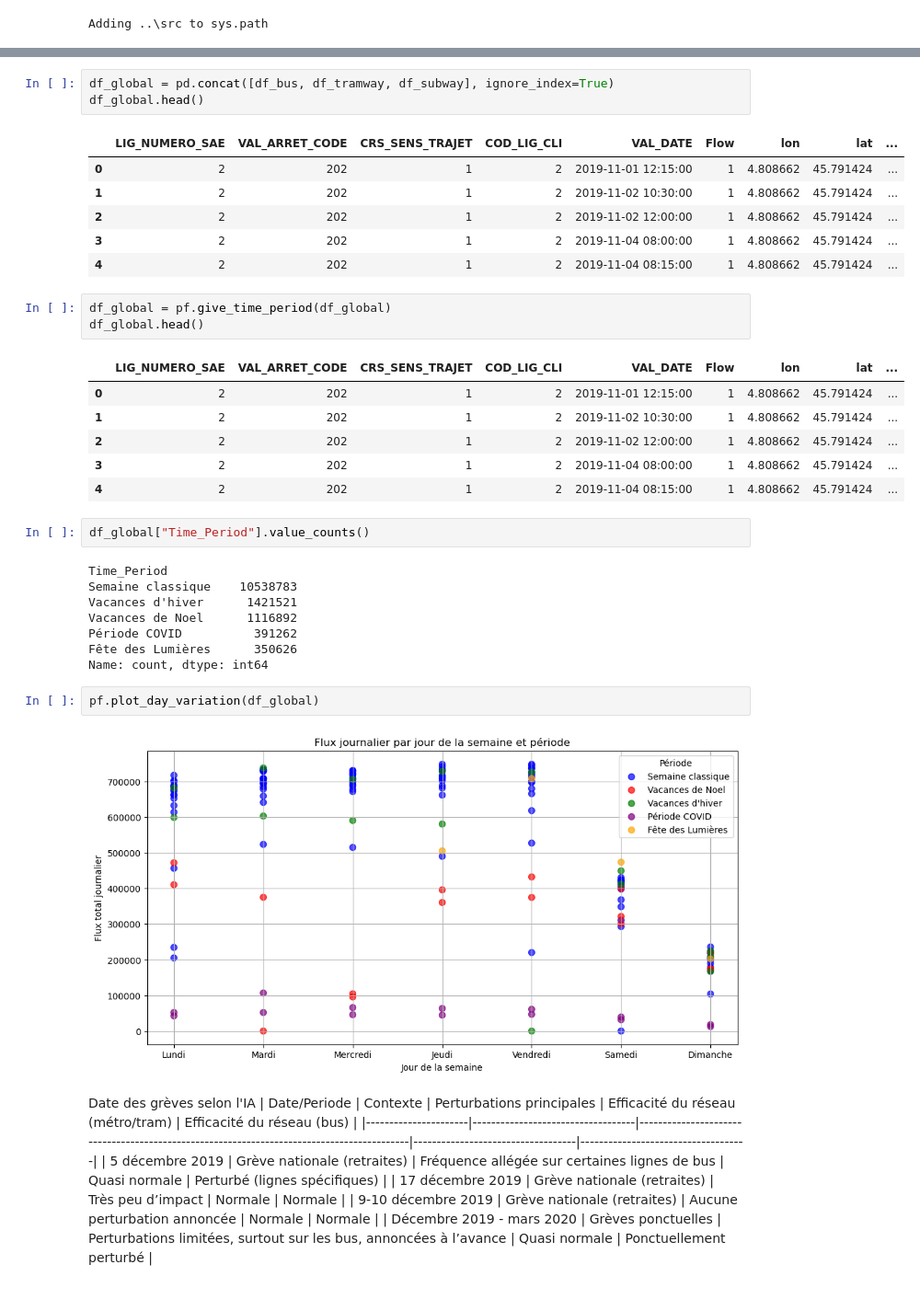
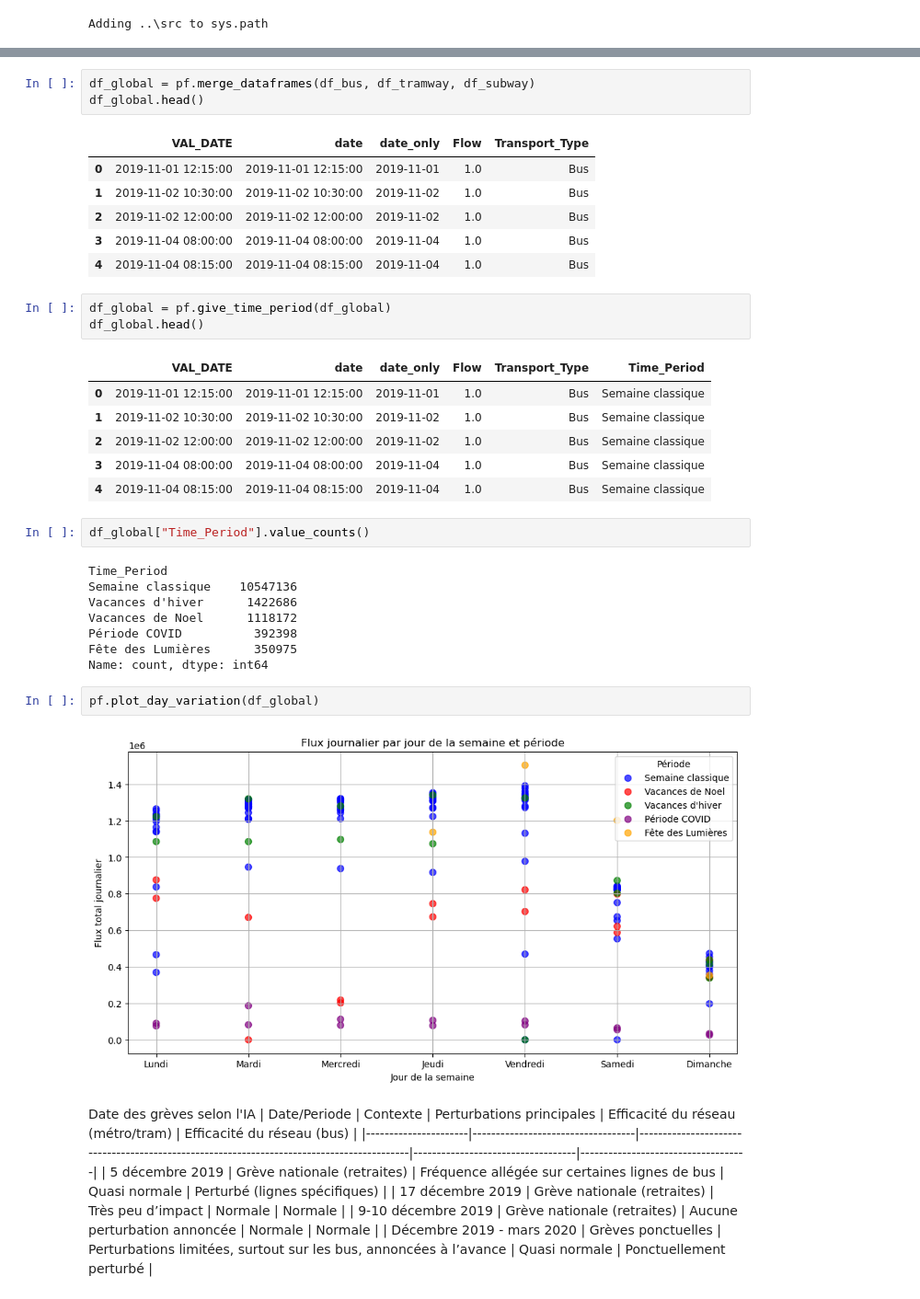
Before and after one commit to arnaudromain2003-lang/DSPAP-Project-2025-ARNAUD-DELPLANQUE-GASTARD, a Jupyter notebook: notebooks/Maxime_notebook.ipynb, the cells around one changed output, grey strips where cells are left out. Shown at 92% size. Drawn from its saved outputs; the diff is of its cells as text.

```diff
--- a/notebooks/Maxime_notebook.ipynb
+++ b/notebooks/Maxime_notebook.ipynb
@@ -104,37 +108,37 @@ df_tramway.head()
 # %%
-df_global = pd.concat([df_bus, df_tramway, df_subway], ignore_index=True)
+df_global = pf.merge_dataframes(df_bus, df_tramway, df_subway)
 df_global.head()
 # %% [output]
-|  | LIG_NUMERO_SAE | VAL_ARRET_CODE | CRS_SENS_TRAJET | COD_LIG_CLI | VAL_DATE | Flow | lon | lat | ... |
-| 0 | 2 | 202 | 1 | 2 | 2019-11-01 12:15:00 | 1 | 4.808662 | 45.791424 | ... |
-| 1 | 2 | 202 | 1 | 2 | 2019-11-02 10:30:00 | 1 | 4.808662 | 45.791424 | ... |
-| 2 | 2 | 202 | 1 | 2 | 2019-11-02 12:00:00 | 1 | 4.808662 | 45.791424 | ... |
-| 3 | 2 | 202 | 1 | 2 | 2019-11-04 08:00:00 | 1 | 4.808662 | 45.791424 | ... |
-| 4 | 2 | 202 | 1 | 2 | 2019-11-04 08:15:00 | 1 | 4.808662 | 45.791424 | ... |
+|  | VAL_DATE | date | date_only | Flow | Transport_Type |
+| 0 | 2019-11-01 12:15:00 | 2019-11-01 12:15:00 | 2019-11-01 | 1.0 | Bus |
+| 1 | 2019-11-02 10:30:00 | 2019-11-02 10:30:00 | 2019-11-02 | 1.0 | Bus |
+| 2 | 2019-11-02 12:00:00 | 2019-11-02 12:00:00 | 2019-11-02 | 1.0 | Bus |
+| 3 | 2019-11-04 08:00:00 | 2019-11-04 08:00:00 | 2019-11-04 | 1.0 | Bus |
+| 4 | 2019-11-04 08:15:00 | 2019-11-04 08:15:00 | 2019-11-04 | 1.0 | Bus |
 # %%
 df_global = pf.give_time_period(df_global)
 df_global.head()
 # %% [output]
-|  | LIG_NUMERO_SAE | VAL_ARRET_CODE | CRS_SENS_TRAJET | COD_LIG_CLI | VAL_DATE | Flow | lon | lat | ... |
-| 0 | 2 | 202 | 1 | 2 | 2019-11-01 12:15:00 | 1 | 4.808662 | 45.791424 | ... |
-| 1 | 2 | 202 | 1 | 2 | 2019-11-02 10:30:00 | 1 | 4.808662 | 45.791424 | ... |
-| 2 | 2 | 202 | 1 | 2 | 2019-11-02 12:00:00 | 1 | 4.808662 | 45.791424 | ... |
-| 3 | 2 | 202 | 1 | 2 | 2019-11-04 08:00:00 | 1 | 4.808662 | 45.791424 | ... |
-| 4 | 2 | 202 | 1 | 2 | 2019-11-04 08:15:00 | 1 | 4.808662 | 45.791424 | ... |
+|  | VAL_DATE | date | date_only | Flow | Transport_Type | Time_Period |
+| 0 | 2019-11-01 12:15:00 | 2019-11-01 12:15:00 | 2019-11-01 | 1.0 | Bus | Semaine classique |
+| 1 | 2019-11-02 10:30:00 | 2019-11-02 10:30:00 | 2019-11-02 | 1.0 | Bus | Semaine classique |
+| 2 | 2019-11-02 12:00:00 | 2019-11-02 12:00:00 | 2019-11-02 | 1.0 | Bus | Semaine classique |
+| 3 | 2019-11-04 08:00:00 | 2019-11-04 08:00:00 | 2019-11-04 | 1.0 | Bus | Semaine classique |
+| 4 | 2019-11-04 08:15:00 | 2019-11-04 08:15:00 | 2019-11-04 | 1.0 | Bus | Semaine classique |
 # %%
 df_global["Time_Period"].value_counts()
 # %% [output]
 Time_Period
-Semaine classique    10538783
-Vacances d'hiver      1421521
-Vacances de Noel      1116892
-Période COVID          391262
-Fête des Lumières      350626
+Semaine classique    10547136
+Vacances d'hiver      1422686
+Vacances de Noel      1118172
+Période COVID          392398
+Fête des Lumières      350975
 Name: count, dtype: int64
 # %%
 pf.plot_day_variation(df_global)
 # %% [output]
-[figure, old version]
+[figure, new version]
 # %% [markdown]
 Date des grèves selon l'IA
 | Date/Periode          | Contexte                          | Perturbations principales                                                                 | Efficacité du réseau (métro/tram) | Efficacité du réseau (bus)         |
```
Also changed, not shown: parts of 20 cells of this notebook, 2 other files.
